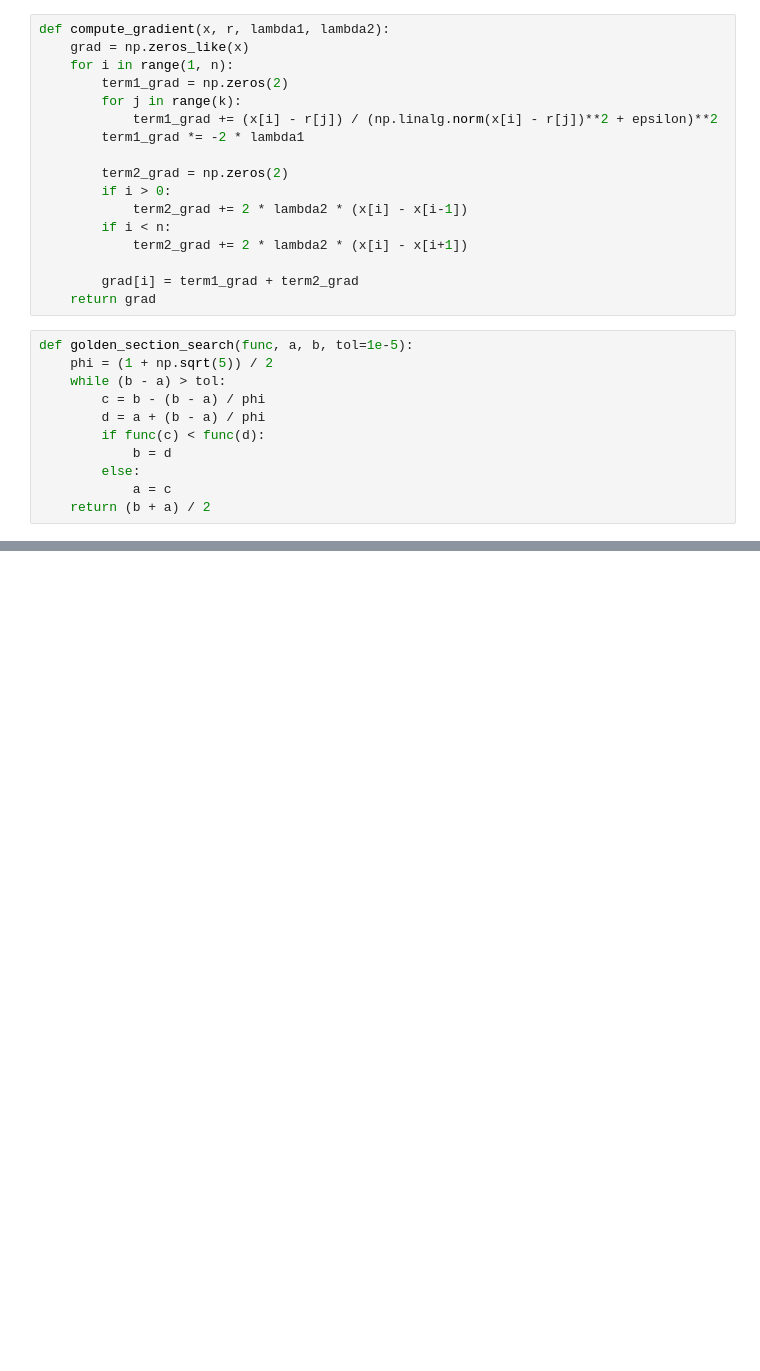
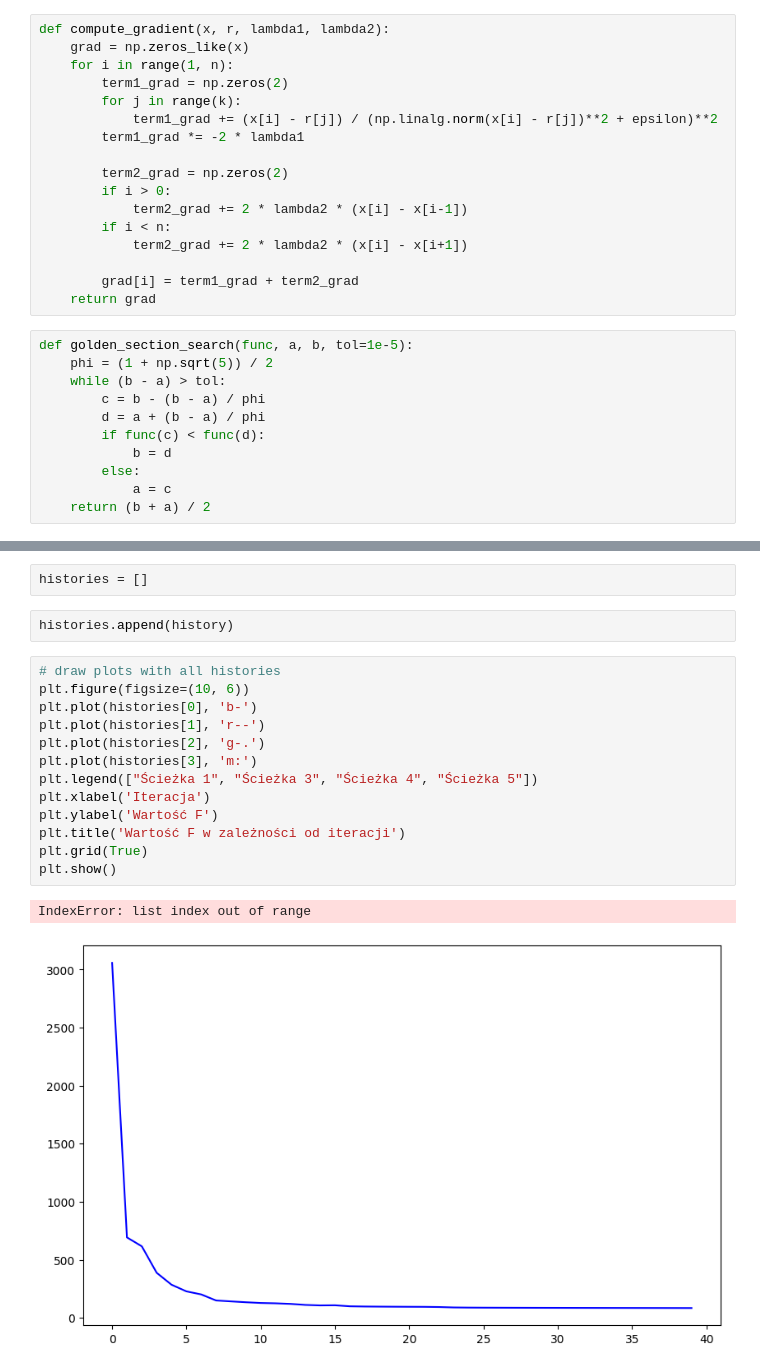
Before and after one commit to domino644/mownit, a Jupyter notebook: lab11/zad.ipynb, the cells around one changed output, grey strips where cells are left out. Cells and saved outputs as stored; diff of their text form; blank space fills up the shorter version.

```diff
--- a/lab11/zad.ipynb
+++ b/lab11/zad.ipynb
@@ -91,0 +146,20 @@ plt.show()
+# %%
+histories = []
+# %%
+histories.append(history)
+# %%
+# draw plots with all histories
+plt.figure(figsize=(10, 6))
+plt.plot(histories[0], 'b-')
+plt.plot(histories[1], 'r--')
+plt.plot(histories[2], 'g-.')
+plt.plot(histories[3], 'm:')
+plt.legend(["Ścieżka 1", "Ścieżka 3", "Ścieżka 4", "Ścieżka 5"])
+plt.xlabel('Iteracja')
+plt.ylabel('Wartość F')
+plt.title('Wartość F w zależności od iteracji')
+plt.grid(True)
+plt.show()
+# %% [output]
+IndexError: list index out of range
+[figure, added]
```
Also changed, not shown: parts of 7 cells of this notebook, 2 other files.
